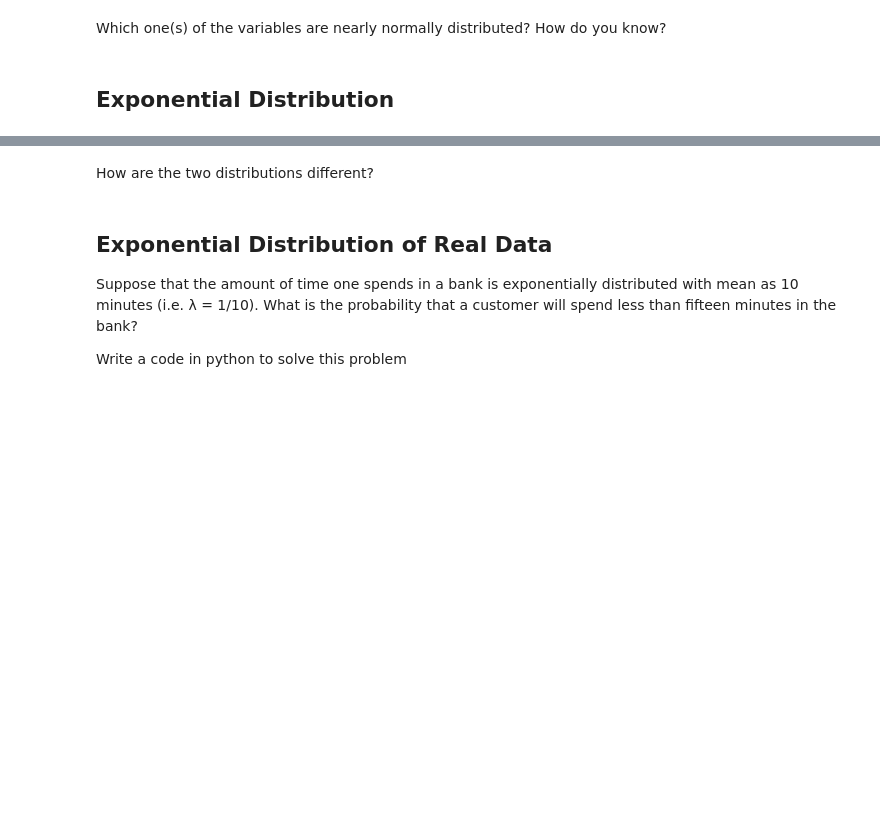
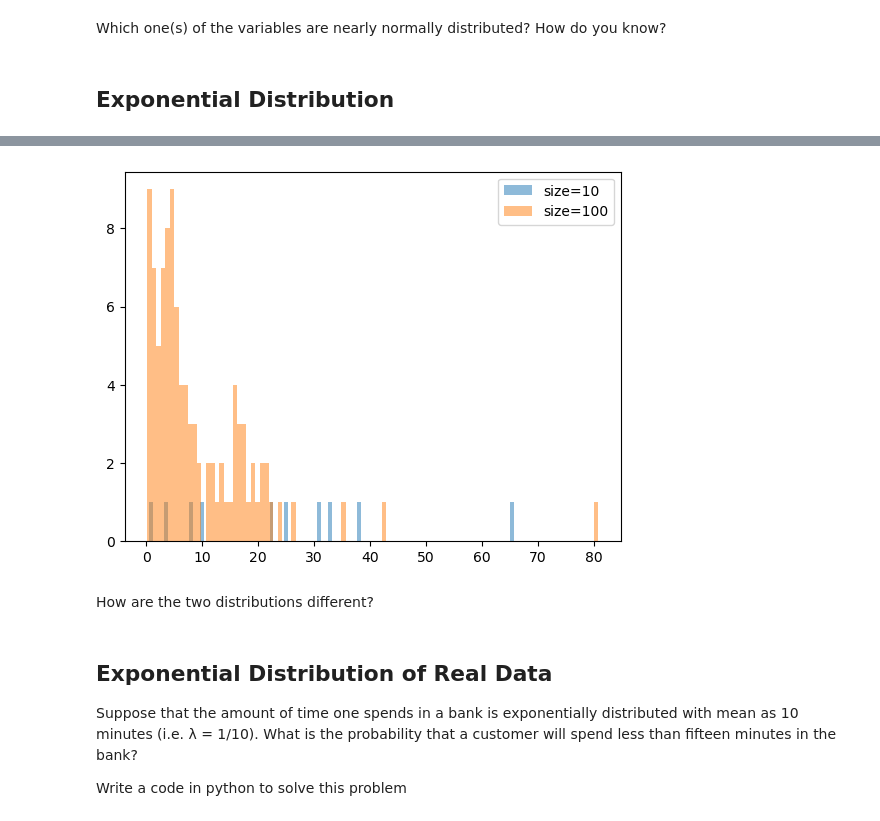
Before and after one commit to Ironhack-Data-Madrid-Abril-2023/6.1-lab_continuous_probability_distributions, a Jupyter notebook: your-code/main.ipynb, the cells around one changed output, grey strips where cells are left out. Saved outputs shown, nothing was run; the diff lists cells and outputs as text; code cells hidden in the pictures; blank space fills up the shorter version.

Commit message:
exponential distribution

```diff
--- a/your-code/main.ipynb
+++ b/your-code/main.ipynb
@@ -177,3 +178,19 @@ Your output should look like below:
+# %%
+# your code here
+
+def generate_exponential(mean, size):
+    return np.random.exponential(scale=mean, size=size)
+
+seq1 = generate_exponential(10, 10)
+seq2 = generate_exponential(10, 100)
+
+plt.hist(seq1, bins=100, alpha=0.5, label='size=10')
+plt.hist(seq2, bins=100, alpha=0.5, label='size=100')
+
+plt.legend()
+plt.show()
+# %% [output]
+[figure, added]
 # %% [markdown]
 How are the two distributions different?
 # %%
```
Also changed, not shown: parts of 2 cells of this notebook.
